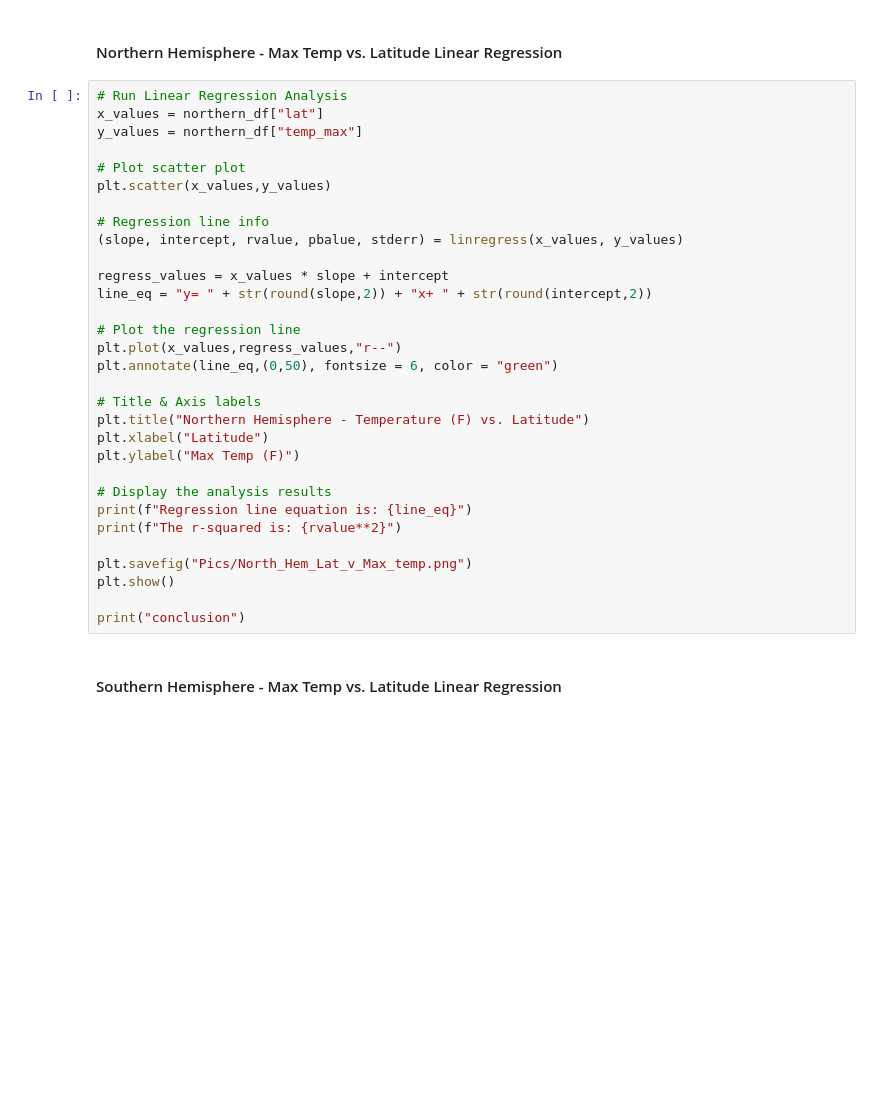
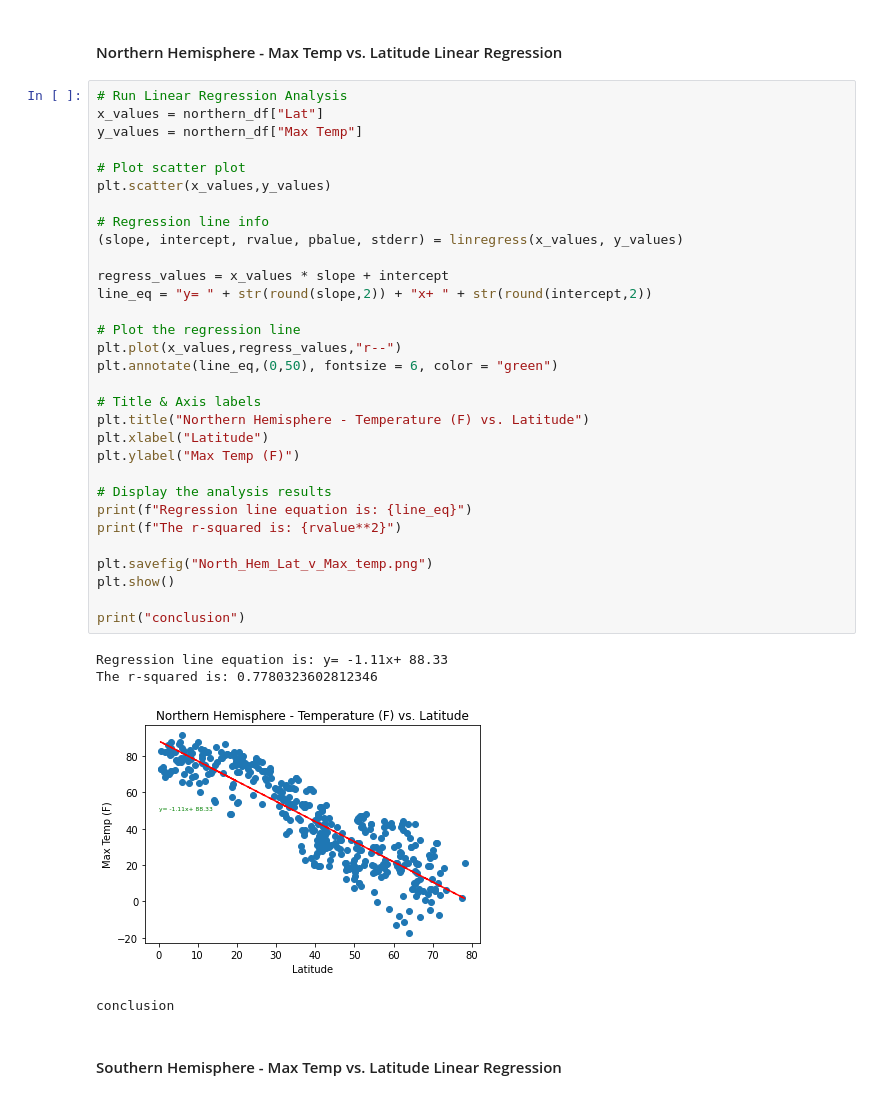
Before and after one commit to FLtoCOTransplant/api_challenge, a Jupyter notebook: weatherpy/WeatherPy.ipynb, the cells around one changed output. Drawn from its saved outputs; the diff is of its cells as text; blank space fills up the shorter version.

Commit message:
linear regression 1 done

```diff
--- a/weatherpy/WeatherPy.ipynb
+++ b/weatherpy/WeatherPy.ipynb
@@ -233,35 +236,40 @@ southern_df = cities_df.loc[cities_df["lat"].astype(float) < 0]
 ####  Northern Hemisphere - Max Temp vs. Latitude Linear Regression
 # %%
 # Run Linear Regression Analysis
-x_values = northern_df["lat"]
-y_values = northern_df["temp_max"]
+x_values = northern_df["Lat"]
+y_values = northern_df["Max Temp"]
 
 # Plot scatter plot
 plt.scatter(x_values,y_values)
 
 # Regression line info
 (slope, intercept, rvalue, pbalue, stderr) = linregress(x_values, y_values)
 
 regress_values = x_values * slope + intercept
 line_eq = "y= " + str(round(slope,2)) + "x+ " + str(round(intercept,2))
 
 # Plot the regression line
 plt.plot(x_values,regress_values,"r--")
 plt.annotate(line_eq,(0,50), fontsize = 6, color = "green")
 
 # Title & Axis labels
 plt.title("Northern Hemisphere - Temperature (F) vs. Latitude")
 plt.xlabel("Latitude")
 plt.ylabel("Max Temp (F)")
 
 # Display the analysis results
 print(f"Regression line equation is: {line_eq}")
 print(f"The r-squared is: {rvalue**2}")
 
-plt.savefig("Pics/North_Hem_Lat_v_Max_temp.png")
+plt.savefig("North_Hem_Lat_v_Max_temp.png")
 plt.show()
 
 print("conclusion")
+# %% [output]
+Regression line equation is: y= -1.11x+ 88.33
+The r-squared is: 0.7780323602812346
+[figure, added]
+conclusion
 # %% [markdown]
 ####  Southern Hemisphere - Max Temp vs. Latitude Linear Regression
 # %%
```
Also changed, not shown: parts of 3 cells of this notebook, 2 other files.
